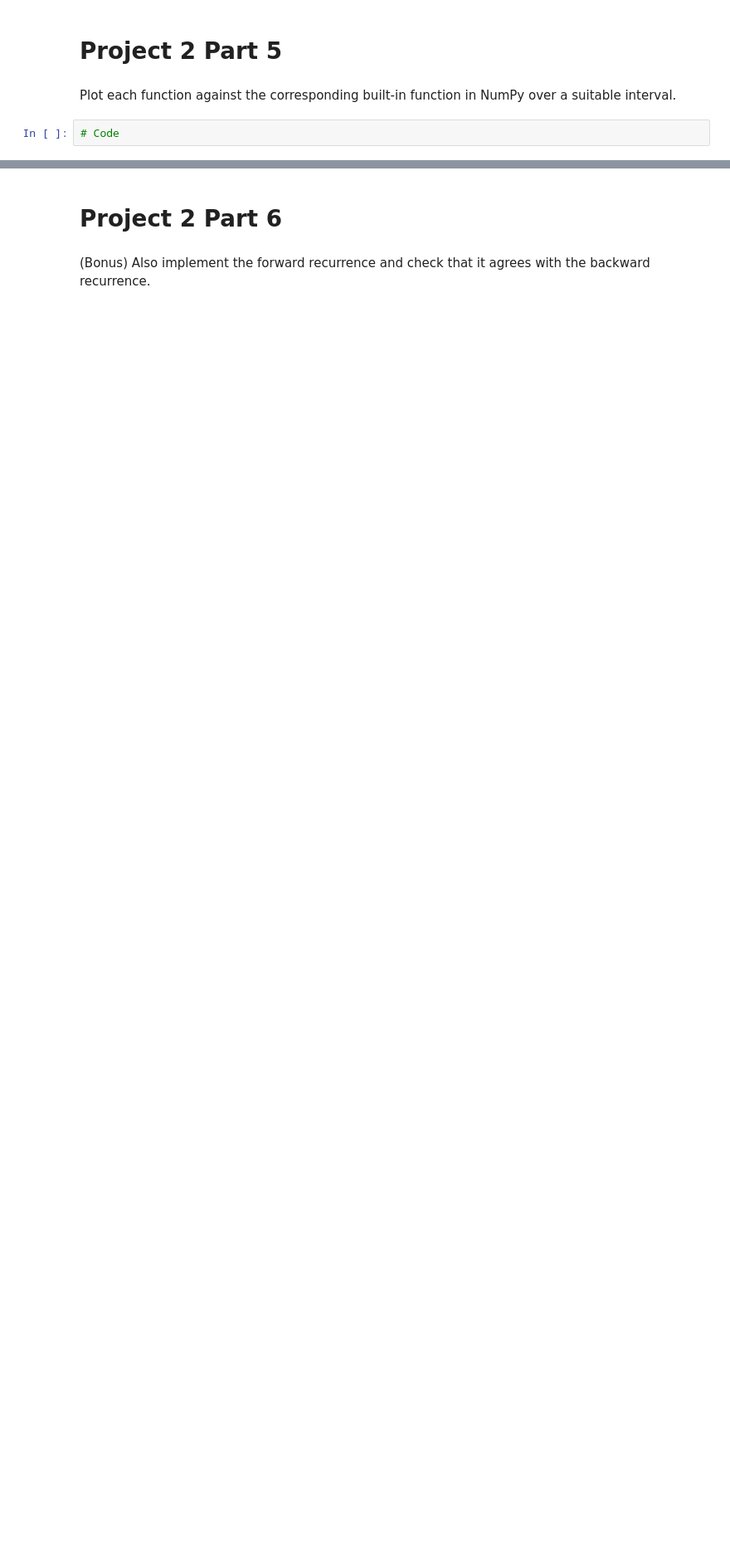
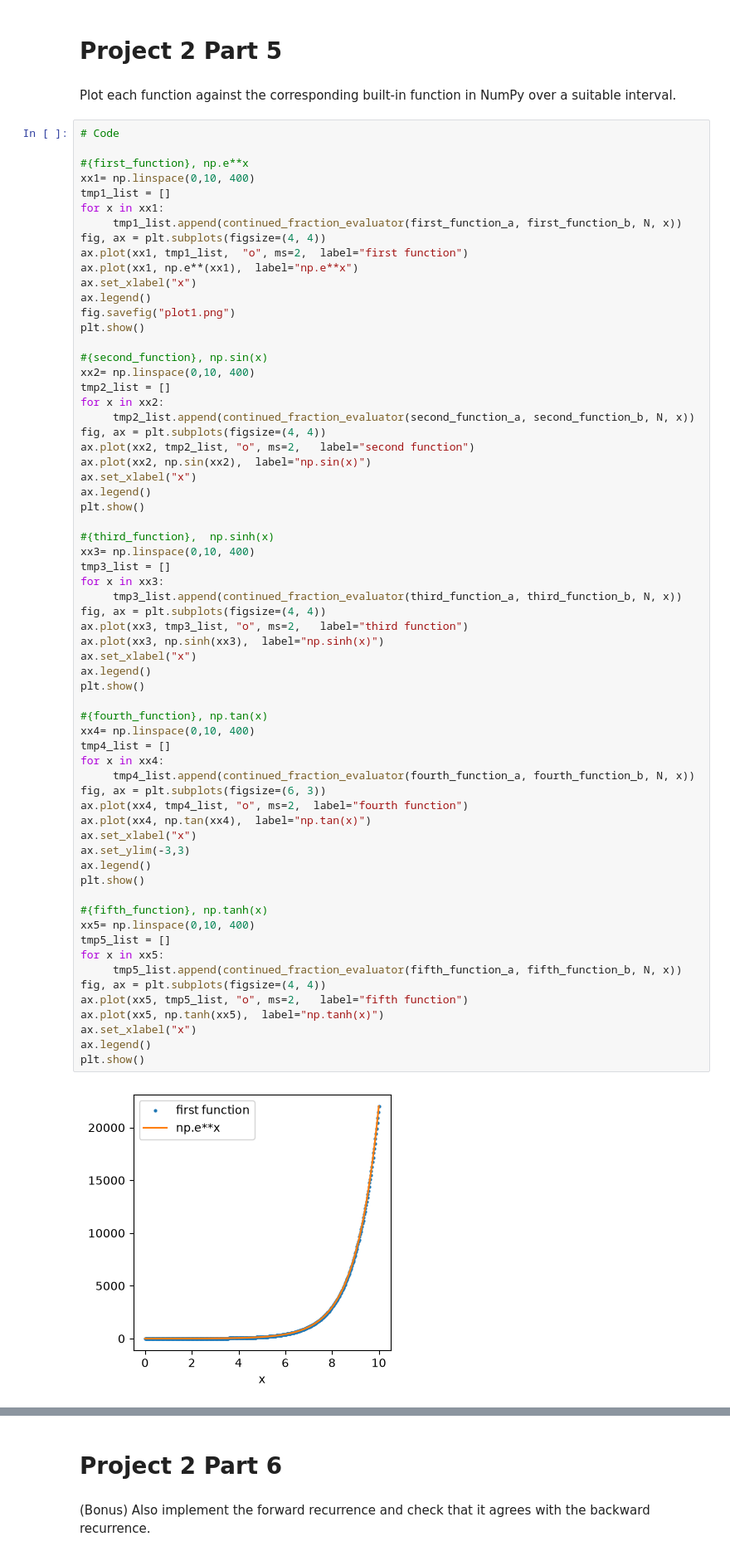
Before and after one commit to ThatPenguin05/Math-300-Final-Project-Repository, a Jupyter notebook: Group 28 Project.ipynb, the cells around one changed output, grey strips where cells are left out. Shown at 83% size. Cells and saved outputs as stored; diff of their text form; blank space fills up the shorter version.

```diff
--- a/Group 28 Project.ipynb
+++ b/Group 28 Project.ipynb
@@ -242,3 +291,67 @@ Plot each function against the corresponding built-in function in NumPy over a s
 interval.
 # %%
 # Code
+
+#{first_function}, np.e**x
+xx1= np.linspace(0,10, 400)
+tmp1_list = []
+for x in xx1:
+     tmp1_list.append(continued_fraction_evaluator(first_function_a, first_function_b, N, x))
+fig, ax = plt.subplots(figsize=(4, 4))
+ax.plot(xx1, tmp1_list,  "o", ms=2,  label="first function")
+ax.plot(xx1, np.e**(xx1),  label="np.e**x")
+ax.set_xlabel("x")
+ax.legend()
+fig.savefig("plot1.png")
+plt.show()
+
+#{second_function}, np.sin(x)
+xx2= np.linspace(0,10, 400)
+tmp2_list = []
+for x in xx2:
+     tmp2_list.append(continued_fraction_evaluator(second_function_a, second_function_b, N, x))
+fig, ax = plt.subplots(figsize=(4, 4))
+ax.plot(xx2, tmp2_list, "o", ms=2,   label="second function")
+ax.plot(xx2, np.sin(xx2),  label="np.sin(x)")
+ax.set_xlabel("x")
+ax.legend()
+plt.show()
+
+#{third_function},  np.sinh(x)
+xx3= np.linspace(0,10, 400)
+tmp3_list = []
+for x in xx3:
+     tmp3_list.append(continued_fraction_evaluator(third_function_a, third_function_b, N, x))
+fig, ax = plt.subplots(figsize=(4, 4))
+ax.plot(xx3, tmp3_list, "o", ms=2,   label="third function")
+ax.plot(xx3, np.sinh(xx3),  label="np.sinh(x)")
+ax.set_xlabel("x")
+ax.legend()
+plt.show()
+
+#{fourth_function}, np.tan(x)
+xx4= np.linspace(0,10, 400)
+tmp4_list = []
+for x in xx4:
+     tmp4_list.append(continued_fraction_evaluator(fourth_function_a, fourth_function_b, N, x))
+fig, ax = plt.subplots(figsize=(6, 3))
+ax.plot(xx4, tmp4_list, "o", ms=2,  label="fourth function")
+ax.plot(xx4, np.tan(xx4),  label="np.tan(x)")
+ax.set_xlabel("x")
+ax.set_ylim(-3,3)
+ax.legend()
+plt.show()
+
+#{fifth_function}, np.tanh(x)
+xx5= np.linspace(0,10, 400)
+tmp5_list = []
+for x in xx5:
+     tmp5_list.append(continued_fraction_evaluator(fifth_function_a, fifth_function_b, N, x))
+fig, ax = plt.subplots(figsize=(4, 4))
+ax.plot(xx5, tmp5_list, "o", ms=2,   label="fifth function")
+ax.plot(xx5, np.tanh(xx5),  label="np.tanh(x)")
+ax.set_xlabel("x")
+ax.legend()
+plt.show()
+# %% [output]
+[figure, added]
```
Also changed, not shown: parts of 3 cells of this notebook.
